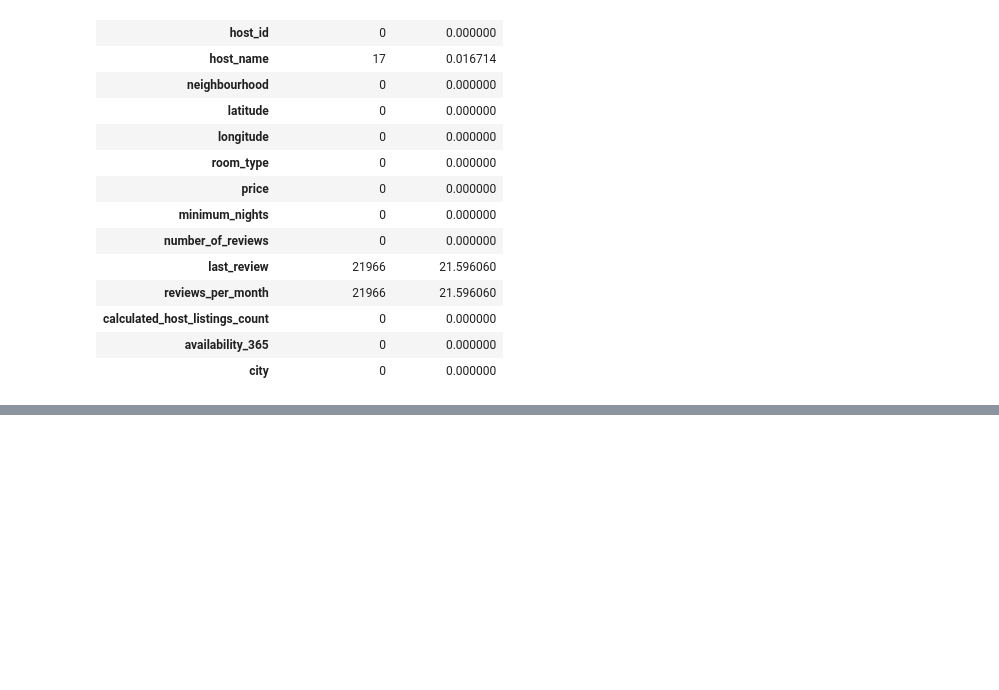
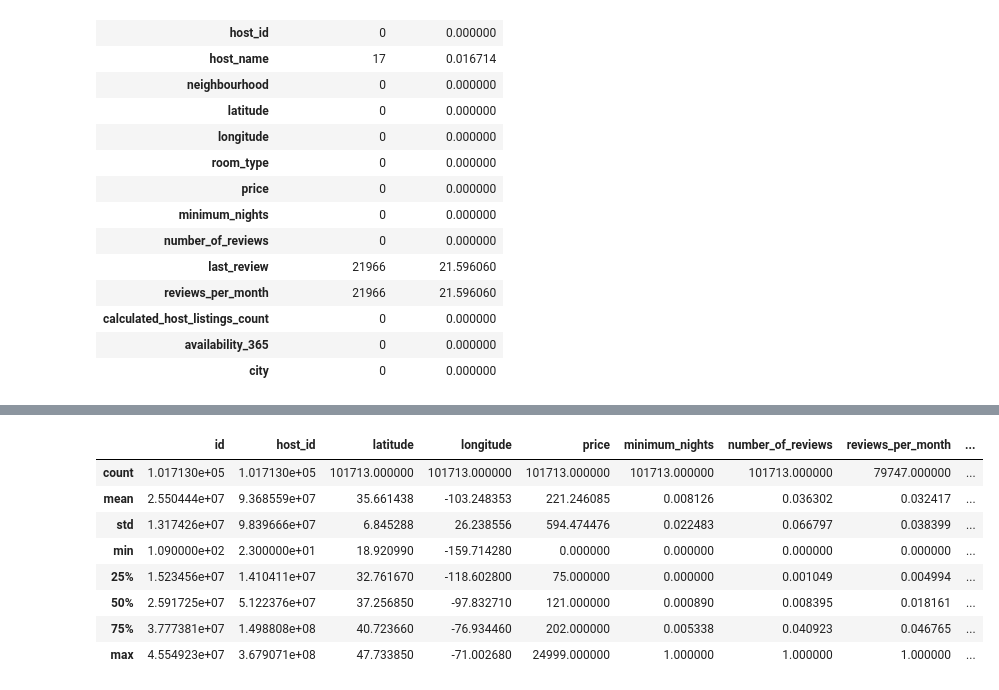
Before and after one commit to Matthew-Mays/air-bnb-prediction-project, a Jupyter notebook: prepare.ipynb, the cells around one changed output, grey strips where cells are left out. Cells and saved outputs as stored; diff of their text form; code cells hidden in the pictures; blank space fills up the shorter version.

```diff
--- a/prepare.ipynb
+++ b/prepare.ipynb
@@ -123,13 +151,13 @@ def airbnb_scaler(train, validate, test):
     # Creating MinMaxScaler
     scaler = MinMaxScaler()
     # Grabbing the columns for each dataframe that we want to scale
-    train_to_scale = train_scaled[['minimum_nights', 'number_of_reviews', 'reviews_per_month', 'availability_365']]
-    validate_to_scale = validate_scaled[['minimum_nights', 'number_of_reviews', 'reviews_per_month', 'availability_365']]
-    test_to_scale = test_scaled[['minimum_nights', 'number_of_reviews', 'reviews_per_month', 'availability_365']]
+    train_to_scale = train_scaled[['minimum_nights', 'number_of_reviews', 'reviews_per_month', 'availability_365', 'calculated_host_listings_count']]
+    validate_to_scale = validate_scaled[['minimum_nights', 'number_of_reviews', 'reviews_per_month', 'availability_365', 'calculated_host_listings_count']]
+    test_to_scale = test_scaled[['minimum_nights', 'number_of_reviews', 'reviews_per_month', 'availability_365', 'calculated_host_listings_count']]
     # Scaling the columns for each dataframe
-    train_scaled[['minimum_nights', 'number_of_reviews', 'reviews_per_month', 'availability_365']] = scaler.fit_transform(train_to_scale)
-    validate_scaled[['minimum_nights', 'number_of_reviews', 'reviews_per_month', 'availability_365']] = scaler.fit_transform(validate_to_scale)
-    test_scaled[['minimum_nights', 'number_of_reviews', 'reviews_per_month', 'availability_365']] = scaler.fit_transform(test_to_scale)
+    train_scaled[['minimum_nights', 'number_of_reviews', 'reviews_per_month', 'availability_365', 'calculated_host_listings_count']] = scaler.fit_transform(train_to_scale)
+    validate_scaled[['minimum_nights', 'number_of_reviews', 'reviews_per_month', 'availability_365', 'calculated_host_listings_count']] = scaler.fit_transform(validate_to_scale)
+    test_scaled[['minimum_nights', 'number_of_reviews', 'reviews_per_month', 'availability_365', 'calculated_host_listings_count']] = scaler.fit_transform(test_to_scale)
     return train_scaled, validate_scaled, test_scaled
 # %%
 train_scaled, validate_scaled, test_scaled = airbnb_scaler(train, validate, test)
@@ -184,0 +215,9 @@ missing_rows(train_scaled)
+# %%
+def prep_data(df):
+    df = df.drop(columns='neighbourhood_group')
+    df = airbnb_dummies(df)
+    train, validate, test = df_split(df)
+    train_scaled, validate_scaled, test_scaled = airbnb_scaler(train, validate, test)
+    return train, validate, test, train_scaled, validate_scaled, test_scaled
+# %%
+train, validate, test, train_scaled, validate_scaled, test_scaled = prep_data(df)
@@ -184,0 +233,12 @@ missing_rows(train_scaled)
+# %%
+train_scaled.describe()
+# %% [output]
+|  | id | host_id | latitude | longitude | price | minimum_nights | number_of_reviews | reviews_per_month | ... |
+| count | 1.017130e+05 | 1.017130e+05 | 101713.000000 | 101713.000000 | 101713.000000 | 101713.000000 | 101713.000000 | 79747.000000 | ... |
+| mean | 2.550444e+07 | 9.368559e+07 | 35.661438 | -103.248353 | 221.246085 | 0.008126 | 0.036302 | 0.032417 | ... |
+| std | 1.317426e+07 | 9.839666e+07 | 6.845288 | 26.238556 | 594.474476 | 0.022483 | 0.066797 | 0.038399 | ... |
+| min | 1.090000e+02 | 2.300000e+01 | 18.920990 | -159.714280 | 0.000000 | 0.000000 | 0.000000 | 0.000000 | ... |
+| 25% | 1.523456e+07 | 1.410411e+07 | 32.761670 | -118.602800 | 75.000000 | 0.000000 | 0.001049 | 0.004994 | ... |
+| 50% | 2.591725e+07 | 5.122376e+07 | 37.256850 | -97.832710 | 121.000000 | 0.000890 | 0.008395 | 0.018161 | ... |
+| 75% | 3.777381e+07 | 1.498808e+08 | 40.723660 | -76.934460 | 202.000000 | 0.005338 | 0.040923 | 0.046765 | ... |
+| max | 4.554923e+07 | 3.679071e+08 | 47.733850 | -71.002680 | 24999.000000 | 1.000000 | 1.000000 | 1.000000 | ... |
```
Also changed, not shown: parts of 6 cells of this notebook, 1 other file.
